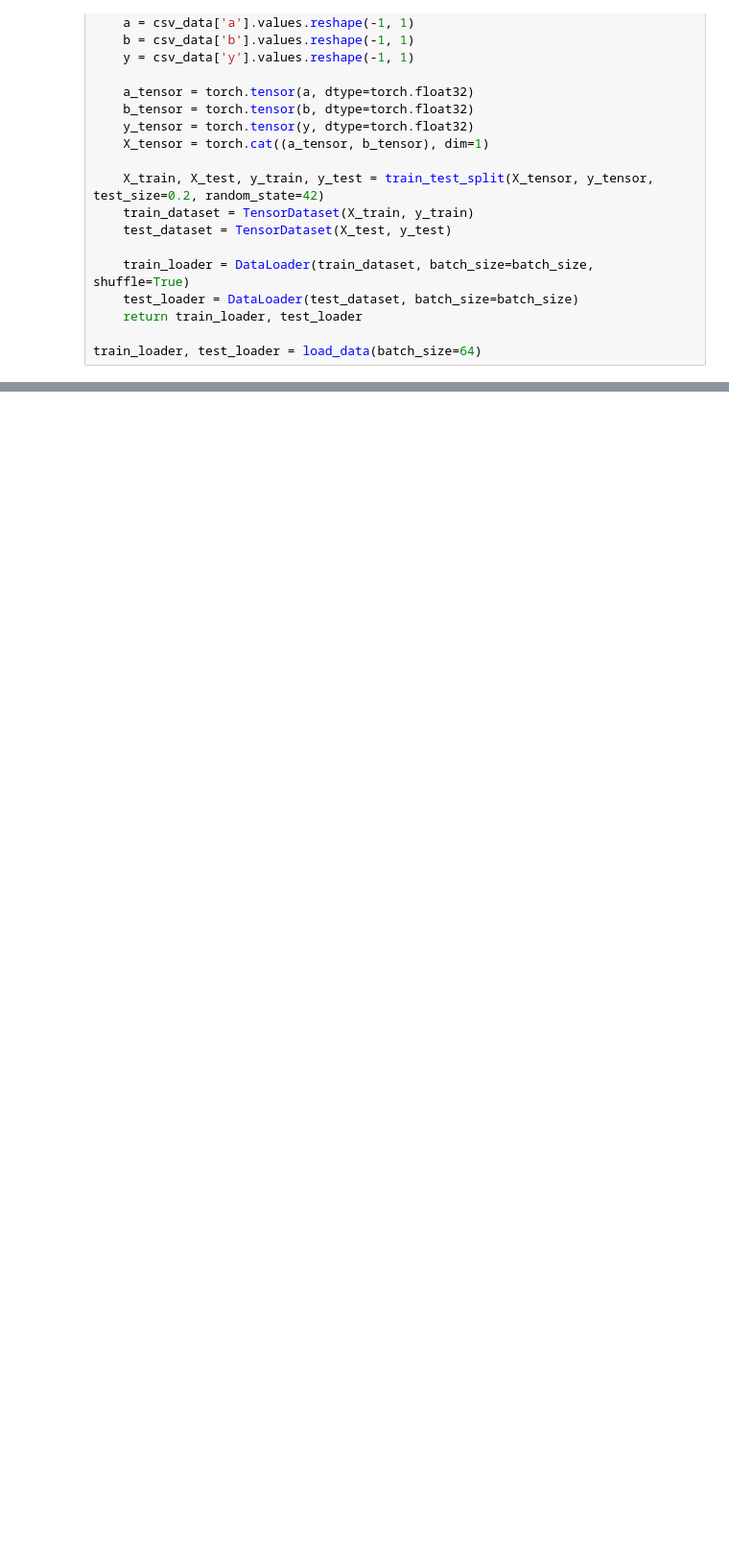
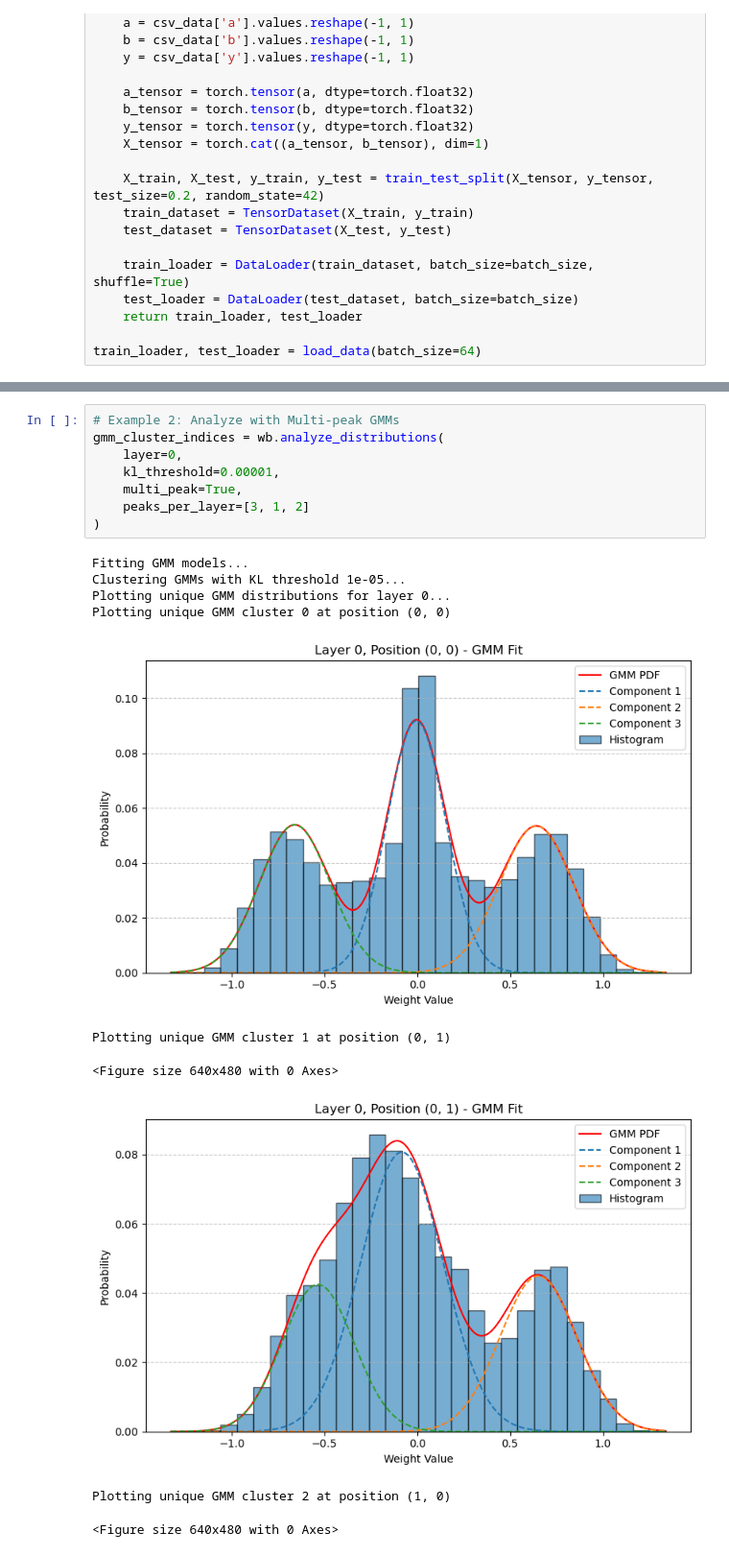
Before and after one commit to sharifware/Large-Scale-Design-and-Analysis-of-Neural-Networks, a Jupyter notebook: Notebooks/packageTest.ipynb, the cells around one changed output, grey strips where cells are left out. Shown at 96% size. Drawn from its saved outputs; the diff is of its cells as text; blank space fills up the shorter version.

```diff
--- a/Notebooks/packageTest.ipynb
+++ b/Notebooks/packageTest.ipynb
@@ -85,0 +110,19 @@ Attemps:0, successfull networks: 1
+# %%
+# Example 2: Analyze with Multi-peak GMMs
+gmm_cluster_indices = wb.analyze_distributions(
+    layer=0,
+    kl_threshold=0.00001,
+    multi_peak=True,
+    peaks_per_layer=[3, 1, 2]
+)
+# %% [output]
+Fitting GMM models...
+Clustering GMMs with KL threshold 1e-05...
+Plotting unique GMM distributions for layer 0...
+Plotting unique GMM cluster 0 at position (0, 0)
+[figure, added]
+Plotting unique GMM cluster 1 at position (0, 1)
+<Figure size 640x480 with 0 Axes>
+[figure, added]
+Plotting unique GMM cluster 2 at position (1, 0)
+<Figure size 640x480 with 0 Axes>
```
Also changed, not shown: parts of 5 cells of this notebook, 32 other files.
